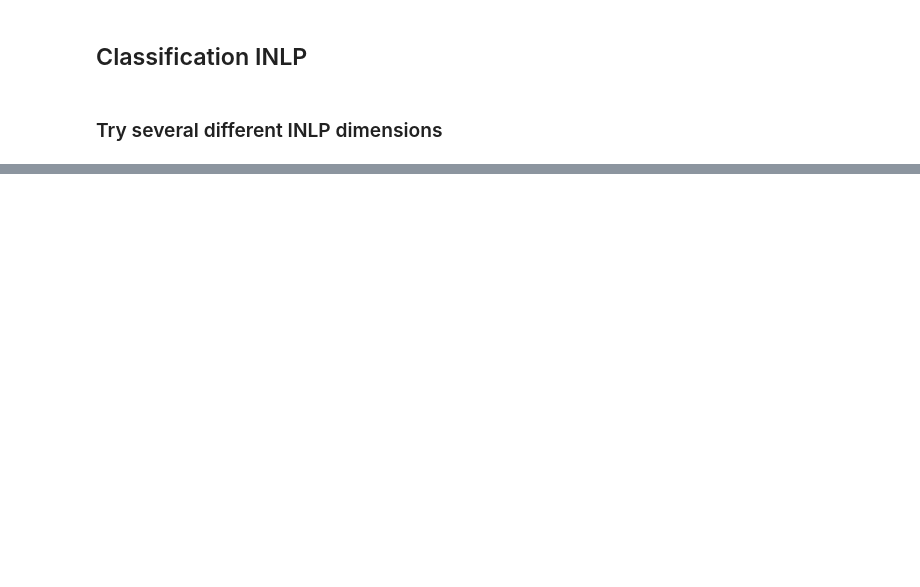
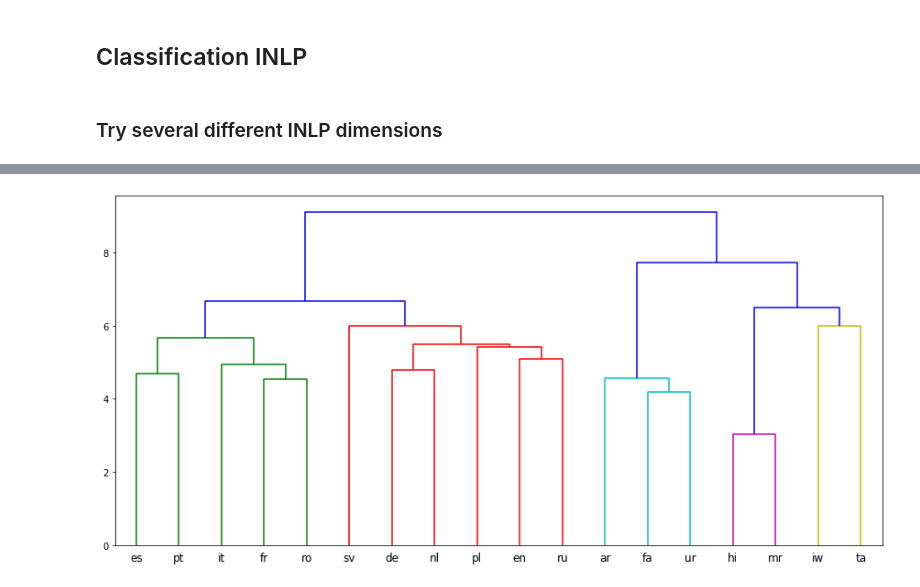
Before and after one commit to Shaul1321/multilingual-inlp, a Jupyter notebook: inlp-mbert-experiment.ipynb, the cells around one changed output, grey strips where cells are left out. Cells and saved outputs as stored; diff of their text form; code cells hidden in the pictures; blank space fills up the shorter version.

```diff
--- a/inlp-mbert-experiment.ipynb
+++ b/inlp-mbert-experiment.ipynb
@@ -370,0 +365,22 @@ for num_classifiers in [1,2,3,4]:
+# %%
+lang_vecs = {}
+for lang in langs:
+       relevant = [d for d in data_with_states if d["lang"] == lang]
+       vecs_relevant = np.array([d["vec"] for d in relevant])
+       lang_vecs[lang] = np.median(vecs_relevant, axis = 0)
+# %%
+vecs_for_all_languages = [lang_vecs[lang] for lang in langs]
+# %%
+linked = linkage(vecs_for_all_languages, 'ward')
+plt.figure(figsize=(15, 7))
+dendrogram(
+            linked,
+            orientation='top',
+            labels=langs,
+            distance_sort='descending',
+            show_leaf_counts=False,
+            leaf_rotation = 0
+          )
+plt.show()
+# %% [output]
+[figure, added]
```
Also changed, not shown: parts of 16 cells of this notebook.
